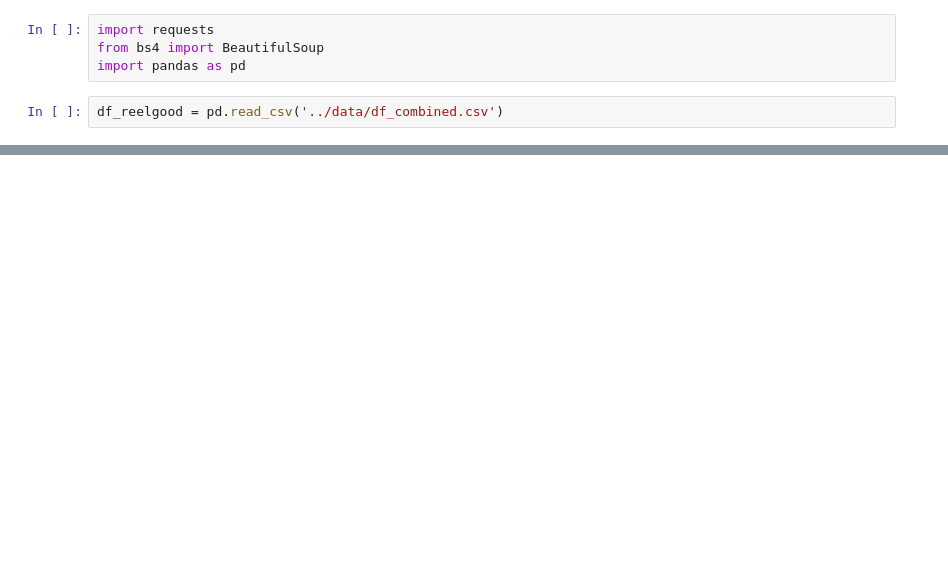
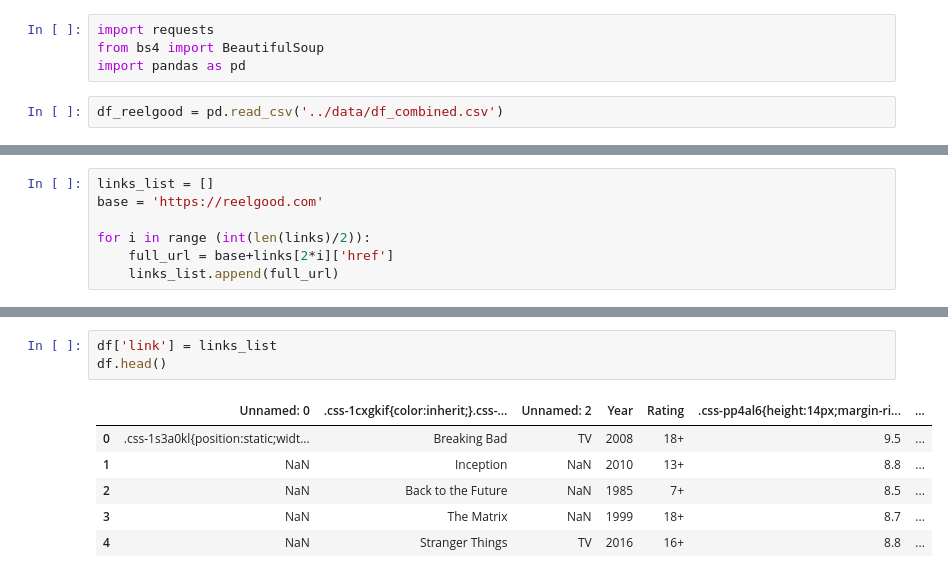
Before and after one commit to diegodaa/NSS-Capstone-Streaming-Service-Comparison, a Jupyter notebook: notebooks/webscrape_genre_data.ipynb, the cells around one changed output, grey strips where cells are left out. Drawn from its saved outputs; the diff is of its cells as text; blank space fills up the shorter version.

```diff
--- a/notebooks/webscrape_genre_data.ipynb
+++ b/notebooks/webscrape_genre_data.ipynb
@@ -19,0 +69,7 @@ url =
+# %%
+links_list = []
+base = 'https://reelgood.com'
+
+for i in range (int(len(links)/2)):
+    full_url = base+links[2*i]['href']
+    links_list.append(full_url)
@@ -19,0 +96,10 @@ url =
+# %%
+df['link'] = links_list
+df.head()
+# %% [output]
+|  | Unnamed: 0 | .css-1cxgkif{color:inherit;}.css-... | Unnamed: 2 | Year | Rating | .css-pp4al6{height:14px;margin-ri... | ... |
+| 0 | .css-1s3a0kl{position:static;widt... | Breaking Bad | TV | 2008 | 18+ | 9.5 | ... |
+| 1 | NaN | Inception | NaN | 2010 | 13+ | 8.8 | ... |
+| 2 | NaN | Back to the Future | NaN | 1985 | 7+ | 8.5 | ... |
+| 3 | NaN | The Matrix | NaN | 1999 | 18+ | 8.7 | ... |
+| 4 | NaN | Stranger Things | TV | 2016 | 16+ | 8.8 | ... |
```
Also changed, not shown: parts of 16 cells of this notebook.
